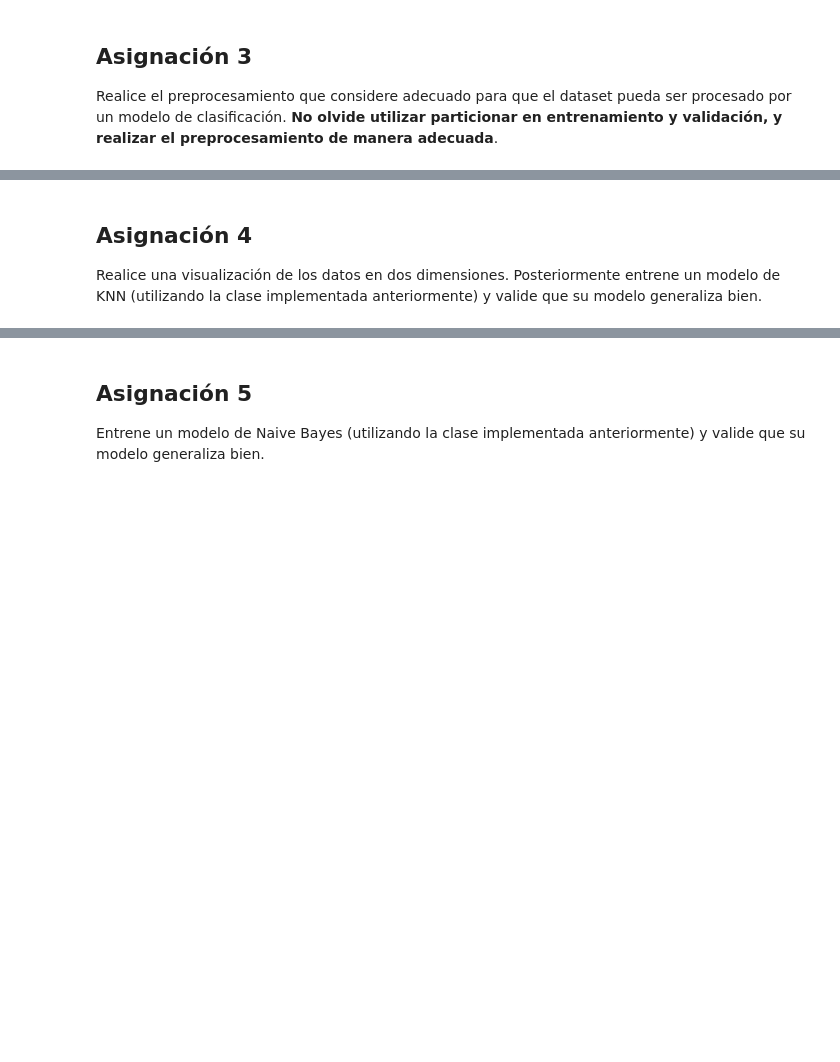
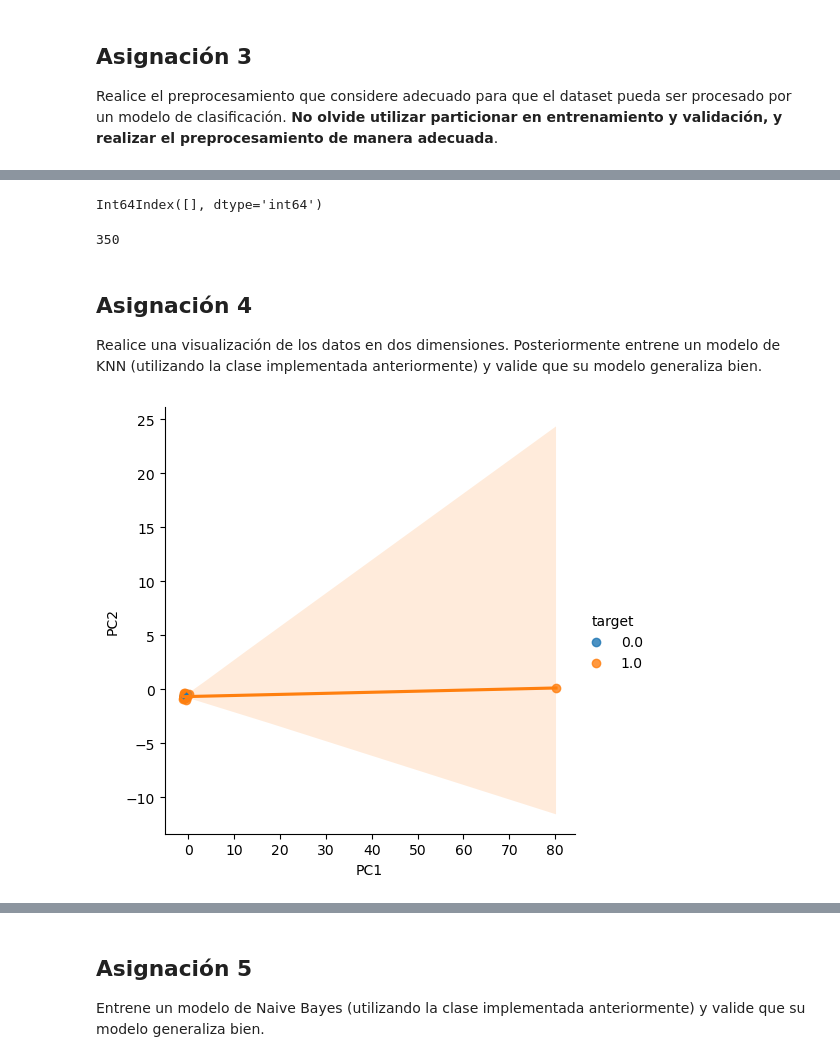
Before and after one commit to V-ivan11/Modelado, a Jupyter notebook: Practicas/5 - Introducción a Modelos de Clasificación.ipynb, the cells around one changed output, grey strips where cells are left out. Drawn from its saved outputs; the diff is of its cells as text; code cells hidden in the pictures; blank space fills up the shorter version.

```diff
--- a/Practicas/5 - Introducción a Modelos de Clasificación.ipynb
+++ b/Practicas/5 - Introducción a Modelos de Clasificación.ipynb
@@ -227,0 +249,8 @@ Realice el preprocesamiento que considere adecuado para que el dataset pueda ser
+# %%
+datos = pd.DataFrame(features.CONTENT)
+datos2 = pd.DataFrame(sust_url(datos['CONTENT'][k]) for k in range(len(datos)))
+mail_clean = [limpiar(datos2[0][k]) for k in range(len(datos2))]
+mail_clean2 = [sw(mail_clean[k]) for k in range(len(mail_clean))]
+df = pd.DataFrame()
+df['texto'] = mail_clean2
+df
@@ -228,4 +271,45 @@ Realice el preprocesamiento que considere adecuado para que el dataset pueda ser
+# %%
+ind = df.query('texto == ""').index
+df = df.drop(ind, axis = 0)
+df.query('texto == ""').index
+# %% [output]
+Int64Index([], dtype='int64')
+# %%
+c = CountVectorizer()
+bolsa = c.fit_transform(mail_clean2)
+M = bolsa.toarray()
+df = pd.DataFrame(M, columns=c.vocabulary_.keys())
+# %%
+len(df)
+# %% [output]
+350
+# %%
+X_train, X_val, y_train, y_val = sklearn.model_selection.train_test_split(
+    M,
+    outputs,
+    test_size=0.7,
+    random_state=11
+)
 # %% [markdown]
 ## Asignación 4
 
 Realice una visualización de los datos en dos dimensiones. Posteriormente entrene un modelo de KNN (utilizando la clase implementada anteriormente) y valide que su modelo generaliza bien.
+# %%
+# Visualización de 2 dimensiones usando PCA
+pca = PCA(n_components=2)
+
+# Escalamos los datos
+X_scaled = StandardScaler().fit_transform(X_train)
+
+pca_features = pca.fit_transform(X_scaled)
+
+pca_df = pd.DataFrame(
+    data=pca_features,
+    columns=['PC1', 'PC2'])
+pca_df['target'] = y_train
+
+# Gaficamos los datos dependiendo del target
+sns.lmplot(x='PC1',  y='PC2',  data=pca_df,  hue='target', legend=True)
+plt.show()
+# %% [output]
+[figure, added]
```
Also changed, not shown: parts of 17 cells of this notebook, 1 other file.
